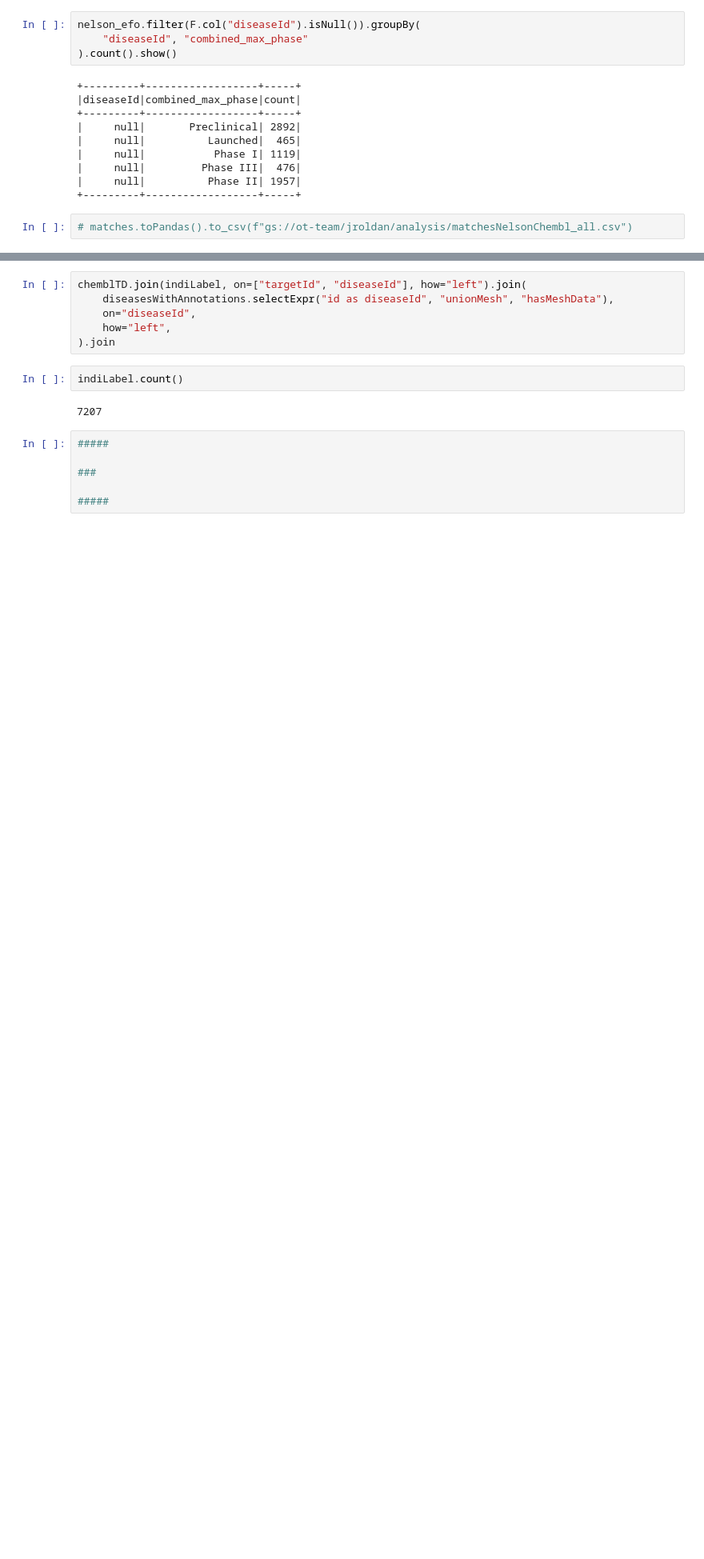
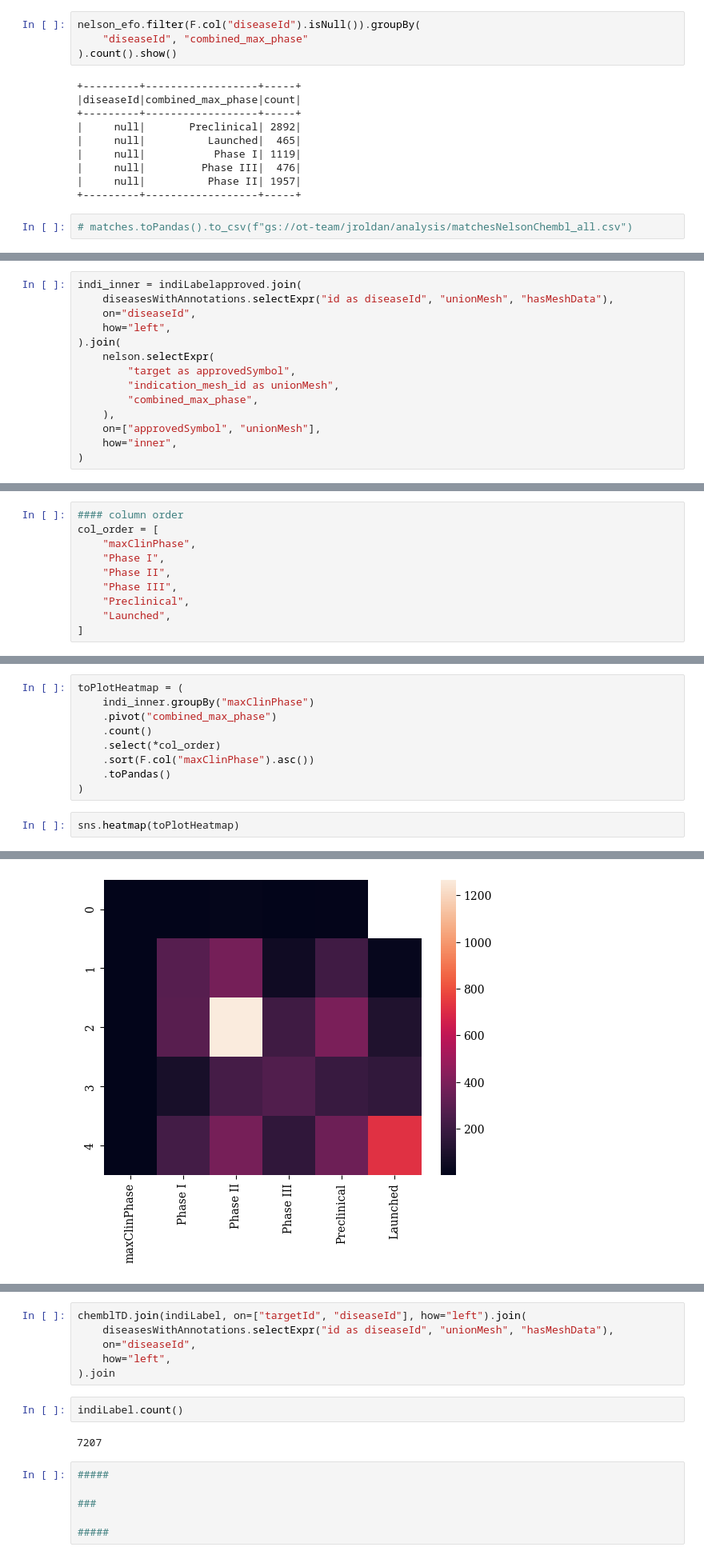
Before and after one commit to Juanmaria-rr/clinicalDrugsCuration, a Jupyter notebook: src/analysis/matches.ipynb, the cells around one changed output, grey strips where cells are left out. Shown at 80% size. Cells and saved outputs as stored; diff of their text form; blank space fills up the shorter version.

Commit message:
found figure

```diff
--- a/src/analysis/matches.ipynb
+++ b/src/analysis/matches.ipynb
@@ -316,0 +332,14 @@ chemblTD.join(indiLabel, on=["targetId", "diseaseId"], how="left").groupBy(
+# %%
+indi_inner = indiLabelapproved.join(
+    diseasesWithAnnotations.selectExpr("id as diseaseId", "unionMesh", "hasMeshData"),
+    on="diseaseId",
+    how="left",
+).join(
+    nelson.selectExpr(
+        "target as approvedSymbol",
+        "indication_mesh_id as unionMesh",
+        "combined_max_phase",
+    ),
+    on=["approvedSymbol", "unionMesh"],
+    how="inner",
+)
@@ -316,0 +358,10 @@ chemblTD.join(indiLabel, on=["targetId", "diseaseId"], how="left").groupBy(
+# %%
+#### column order
+col_order = [
+    "maxClinPhase",
+    "Phase I",
+    "Phase II",
+    "Phase III",
+    "Preclinical",
+    "Launched",
+]
@@ -316,0 +372,12 @@ chemblTD.join(indiLabel, on=["targetId", "diseaseId"], how="left").groupBy(
+# %%
+toPlotHeatmap = (
+    indi_inner.groupBy("maxClinPhase")
+    .pivot("combined_max_phase")
+    .count()
+    .select(*col_order)
+    .sort(F.col("maxClinPhase").asc())
+    .toPandas()
+)
+# %%
+sns.heatmap(toPlotHeatmap)
+# %% [output]
@@ -316,0 +385 @@ chemblTD.join(indiLabel, on=["targetId", "diseaseId"], how="left").groupBy(
+[figure, added]
```
Also changed, not shown: parts of 41 cells of this notebook.
